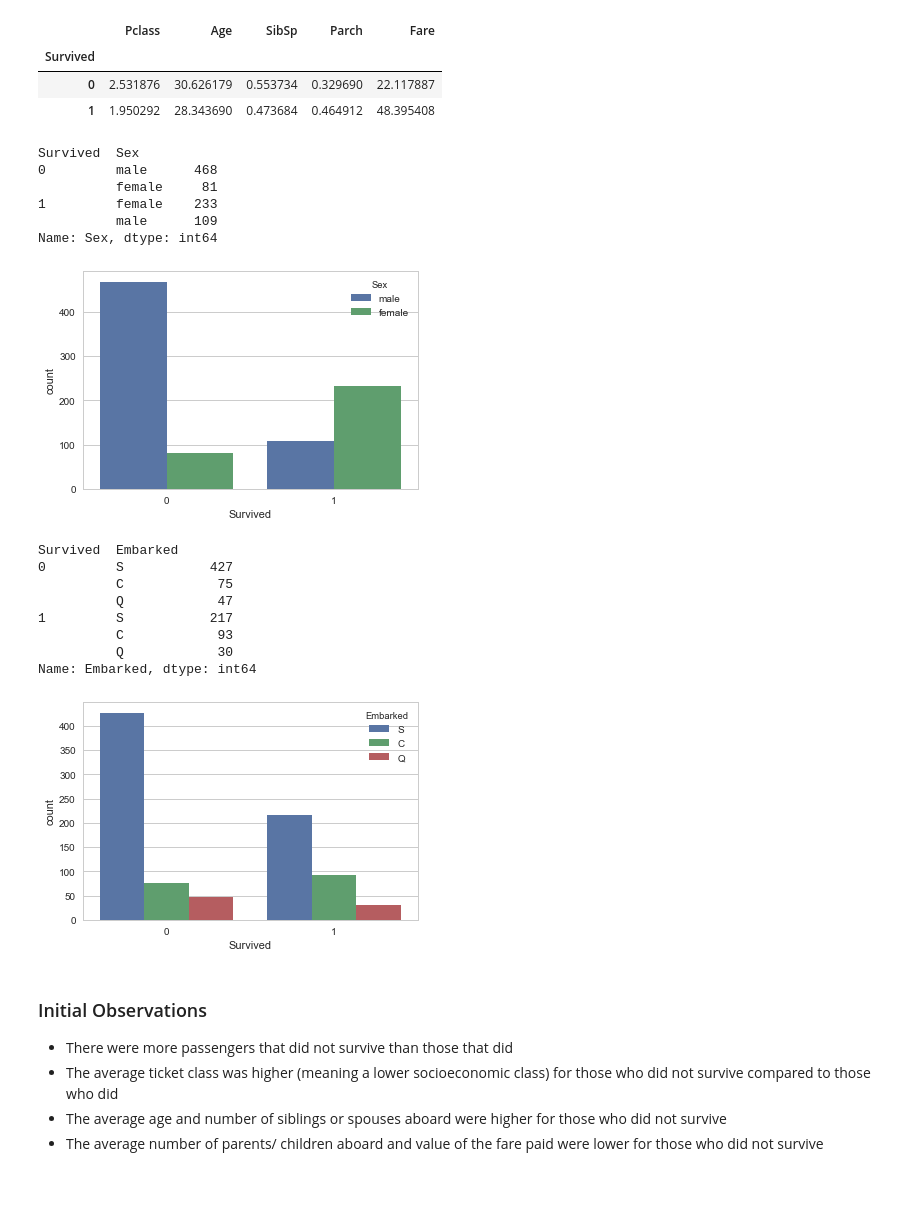
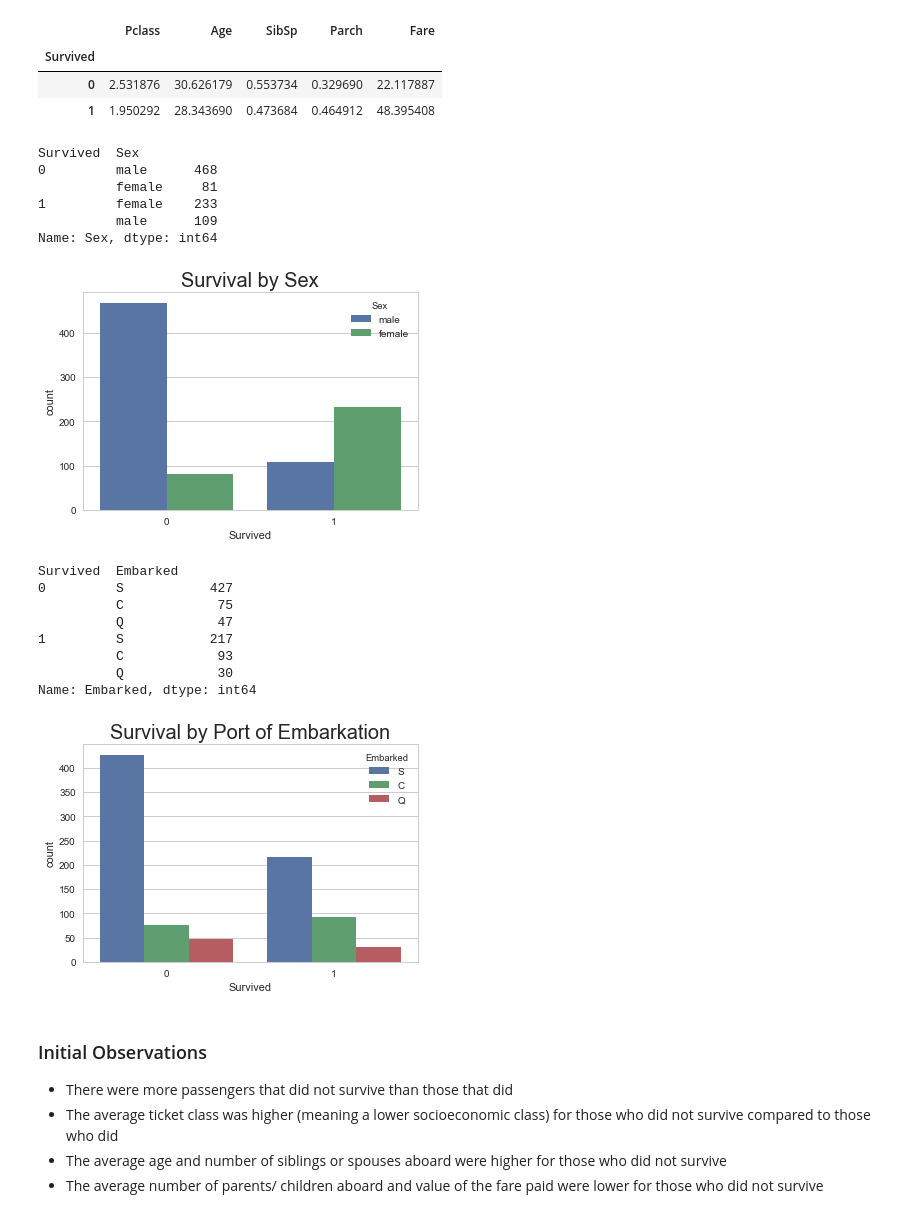
Before and after one commit to abarnes023/titanic-project, a Jupyter notebook: Survival_on_the_Titanic.ipynb, the cells around one changed output. Drawn from its saved outputs; the diff is of its cells as text; code cells hidden in the pictures; blank space fills up the shorter version.

```diff
--- a/Survival_on_the_Titanic.ipynb
+++ b/Survival_on_the_Titanic.ipynb
@@ -72,22 +75,24 @@ titanic_by_survival.mean()
 # %%
 # Compare counts of sex between survival outcomes
 print(titanic_by_survival['Sex'].value_counts())
 
-sns.countplot(x='Survived', hue='Sex', data=titanic)
+ax = sns.countplot(x='Survived', hue='Sex', data=titanic)
+ax.set_title('Survival by Sex', fontsize=20)
 plt.show()
 # %% [output]
 Survived  Sex
 0         male      468
           female     81
 1         female    233
           male      109
 Name: Sex, dtype: int64
-[figure, old version]
+[figure, new version]
 # %%
 # Compare counts of port of embarkation for survival outcomes
 print(titanic_by_survival['Embarked'].value_counts())
 
-sns.countplot(x='Survived', hue='Embarked', data=titanic)
+ax = sns.countplot(x='Survived', hue='Embarked', data=titanic)
+ax.set_title('Survival by Port of Embarkation', fontsize=20)
 plt.show()
 # %% [output]
 Survived  Embarked
@@ -98,7 +103,7 @@ Survived  Embarked
           C            93
           Q            30
 Name: Embarked, dtype: int64
-[figure, old version]
+[figure, new version]
 # %% [markdown]
 ### Initial Observations
 
```
Also changed, not shown: parts of 6 cells of this notebook.
